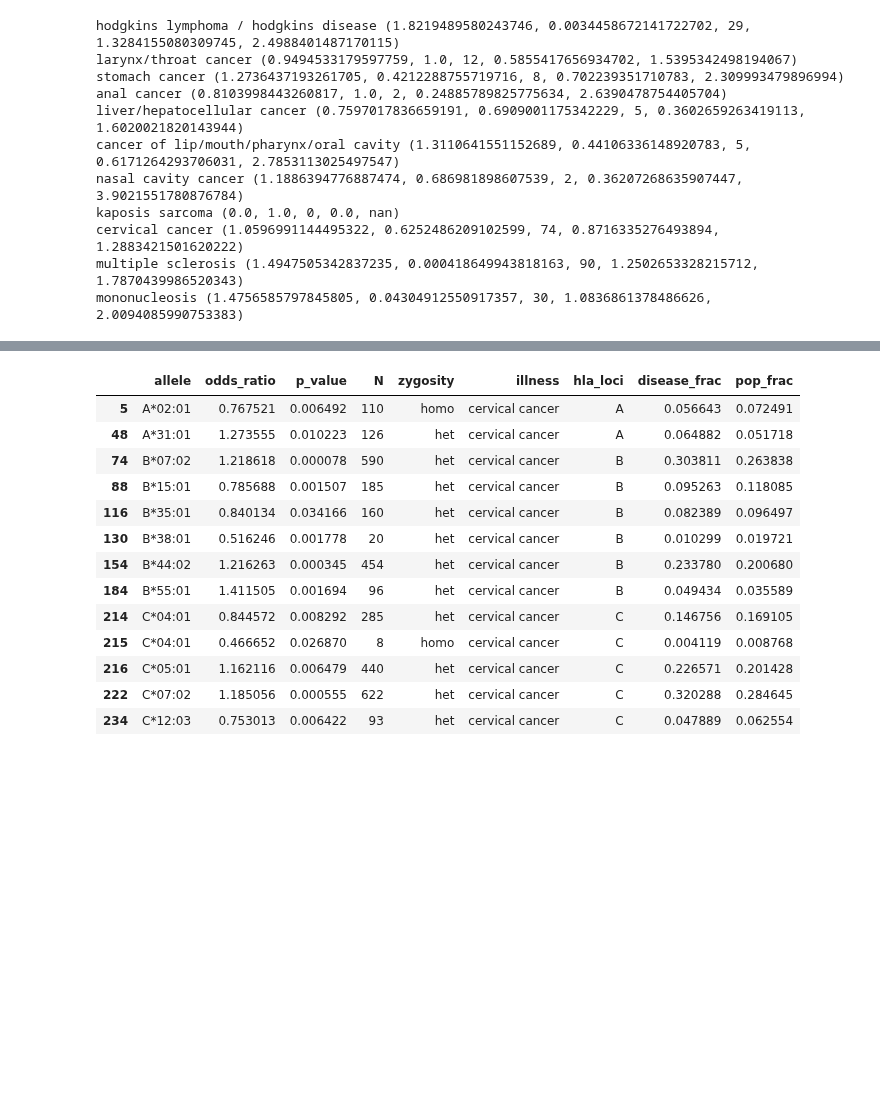
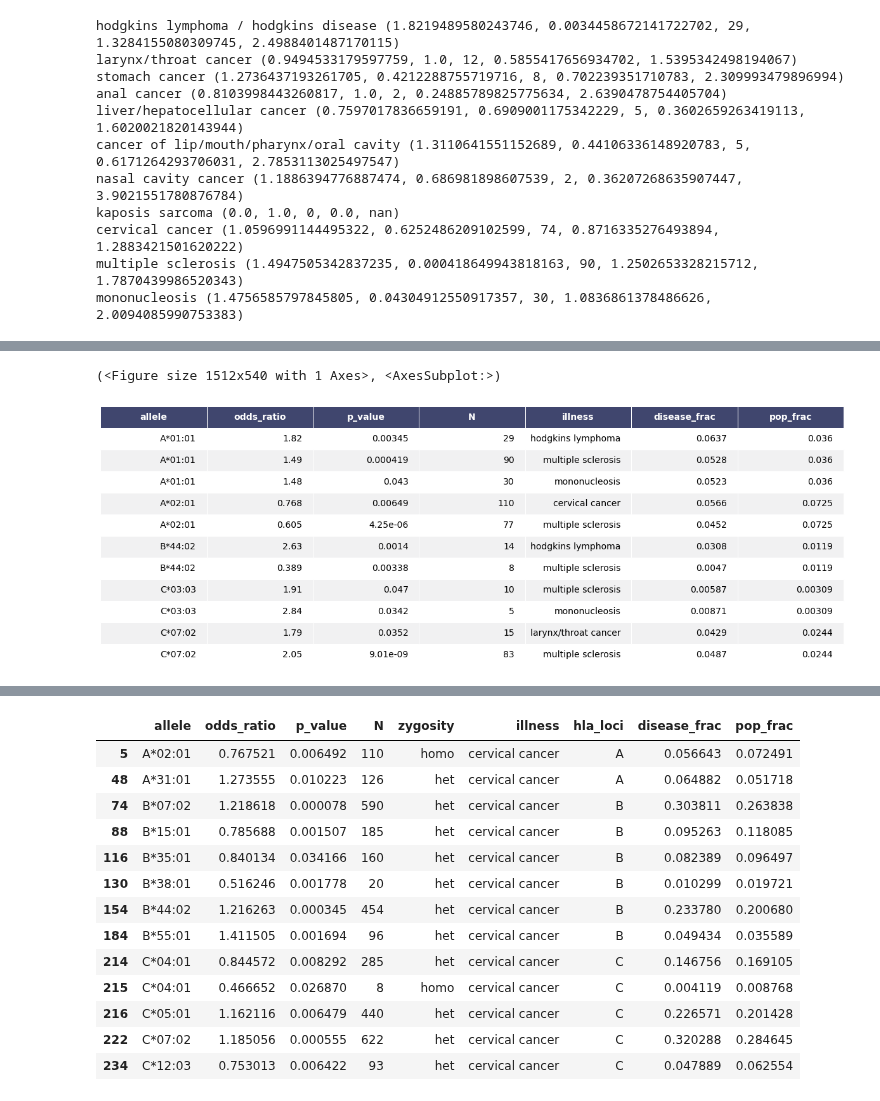
Before and after one commit to cole-khamnei/HLA_genotyping_associations, a Jupyter notebook: notebooks/allele_specific_associations.ipynb, the cells around one changed output, grey strips where cells are left out. Saved outputs shown, nothing was run; the diff lists cells and outputs as text; code cells hidden in the pictures; blank space fills up the shorter version.

```diff
--- a/notebooks/allele_specific_associations.ipynb
+++ b/notebooks/allele_specific_associations.ipynb
@@ -168,3 +363,8 @@ homo_data = homo_data.loc[homo_data.duplicated(["allele"], keep=False).values].s
 # %%
 homo_data
+
+df = homo_data.drop(columns=["zygosity", "hla_loci"]).replace('hodgkins lymphoma / hodgkins disease', "hodgkins lymphoma")
+for column in df.columns:
+    df[column] = df[column].apply(lambda s: f"{s:.3}" if isinstance(s, float) else s)
+render_mpl_table(df)
 # %% [output]
@@ -182,0 +371,2 @@ homo_data
+(<Figure size 1512x540 with 1 Axes>, <AxesSubplot:>)
+[figure, added]
```
Also changed, not shown: parts of 14 cells of this notebook, 8 other files.
